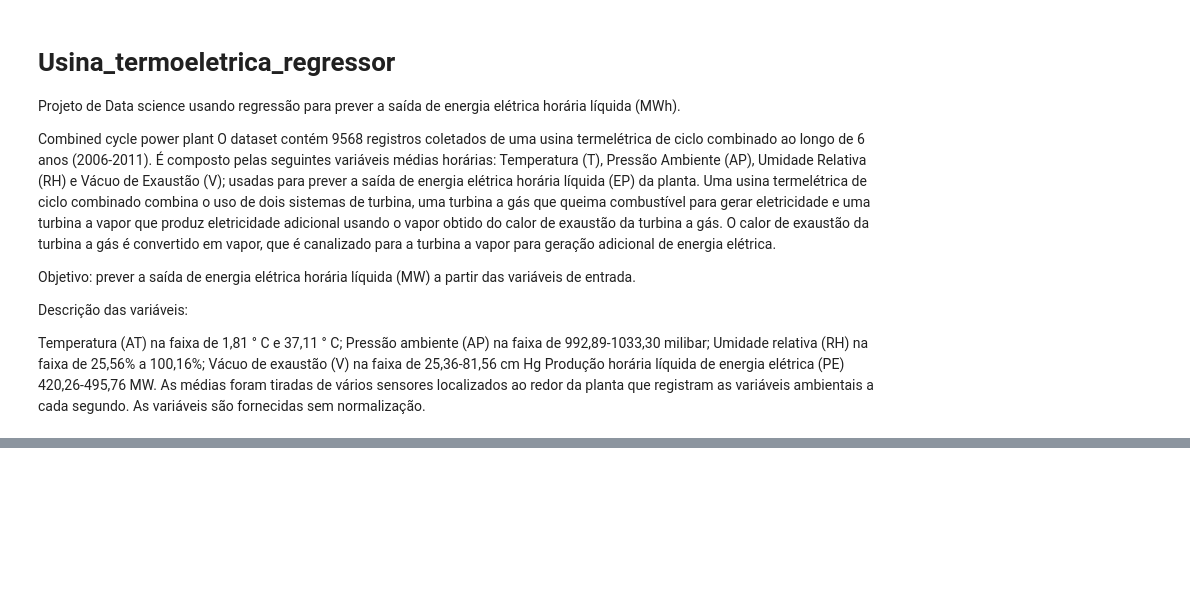
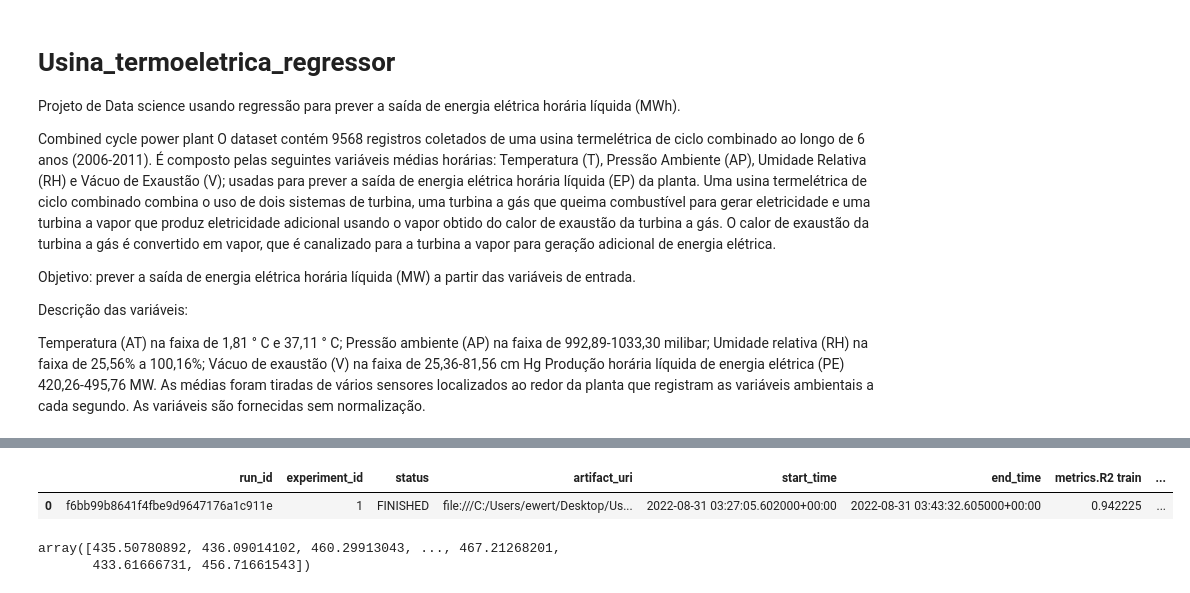
Before and after one commit to Ewertonv90/Usina_termoeletrica_regressor, a Jupyter notebook: src/project.ipynb, the cells around one changed output, grey strips where cells are left out. Cells and saved outputs as stored; diff of their text form; code cells hidden in the pictures; blank space fills up the shorter version.

```diff
--- a/src/project.ipynb
+++ b/src/project.ipynb
@@ -31,0 +149,5 @@ from mlflow.models.signature import infer_signature
+# %%
+mlflow.search_runs()
+# %% [output]
+|  | run_id | experiment_id | status | artifact_uri | start_time | end_time | metrics.R2 train | ... |
+| 0 | f6bb99b8641f4fbe9d9647176a1c911e | 1 | FINISHED | file:///C:/Users/ewert/Desktop/Us... | 2022-08-31 03:27:05.602000+00:00 | 2022-08-31 03:43:32.605000+00:00 | 0.942225 | ... |
@@ -31,0 +160,5 @@ from mlflow.models.signature import infer_signature
+# %%
+model.predict(X_test)
+# %% [output]
+array([435.50780892, 436.09014102, 460.29913043, ..., 467.21268201,
+       433.61666731, 456.71661543])
```
Also changed, not shown: parts of 30 cells of this notebook, 26 other files.
